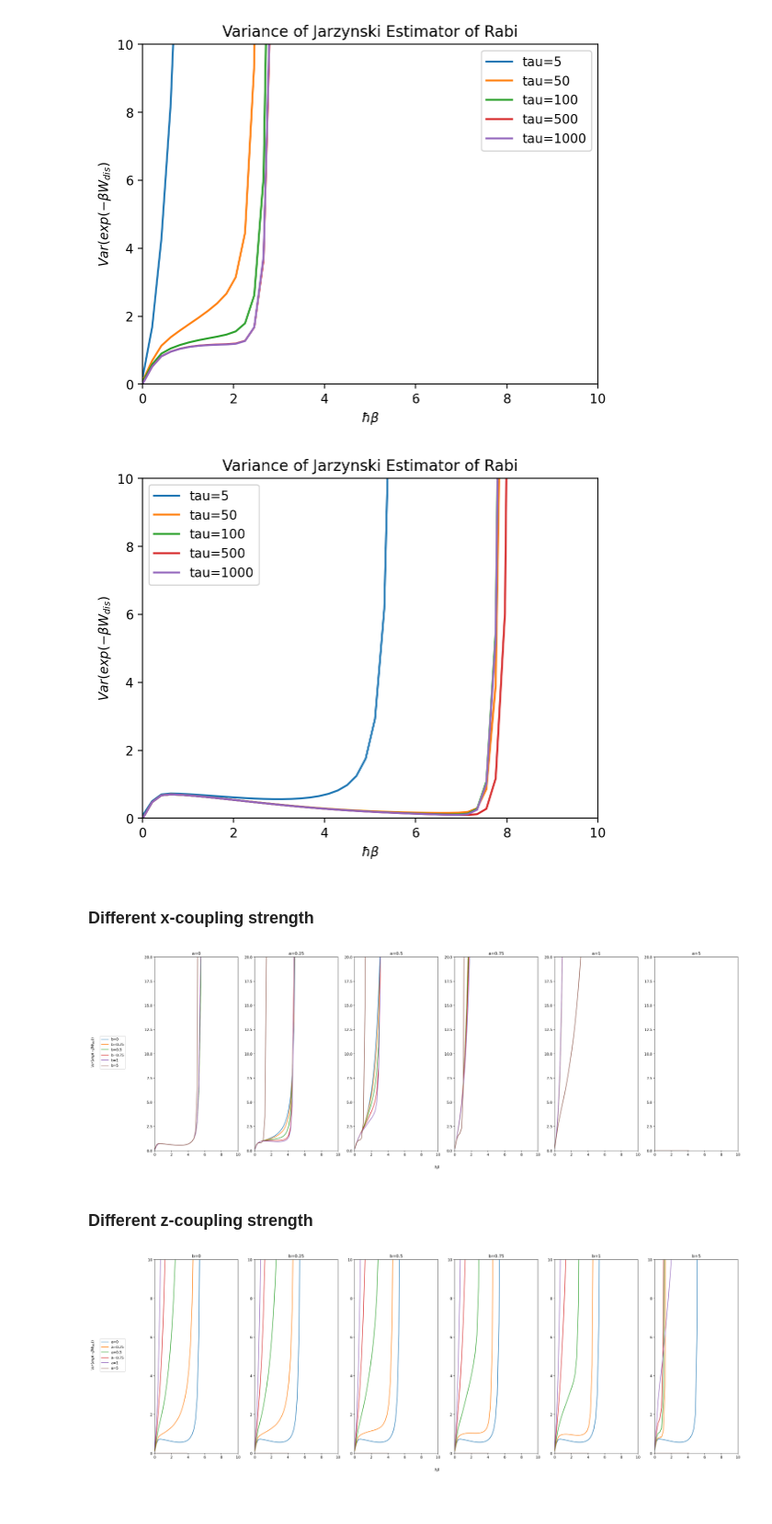
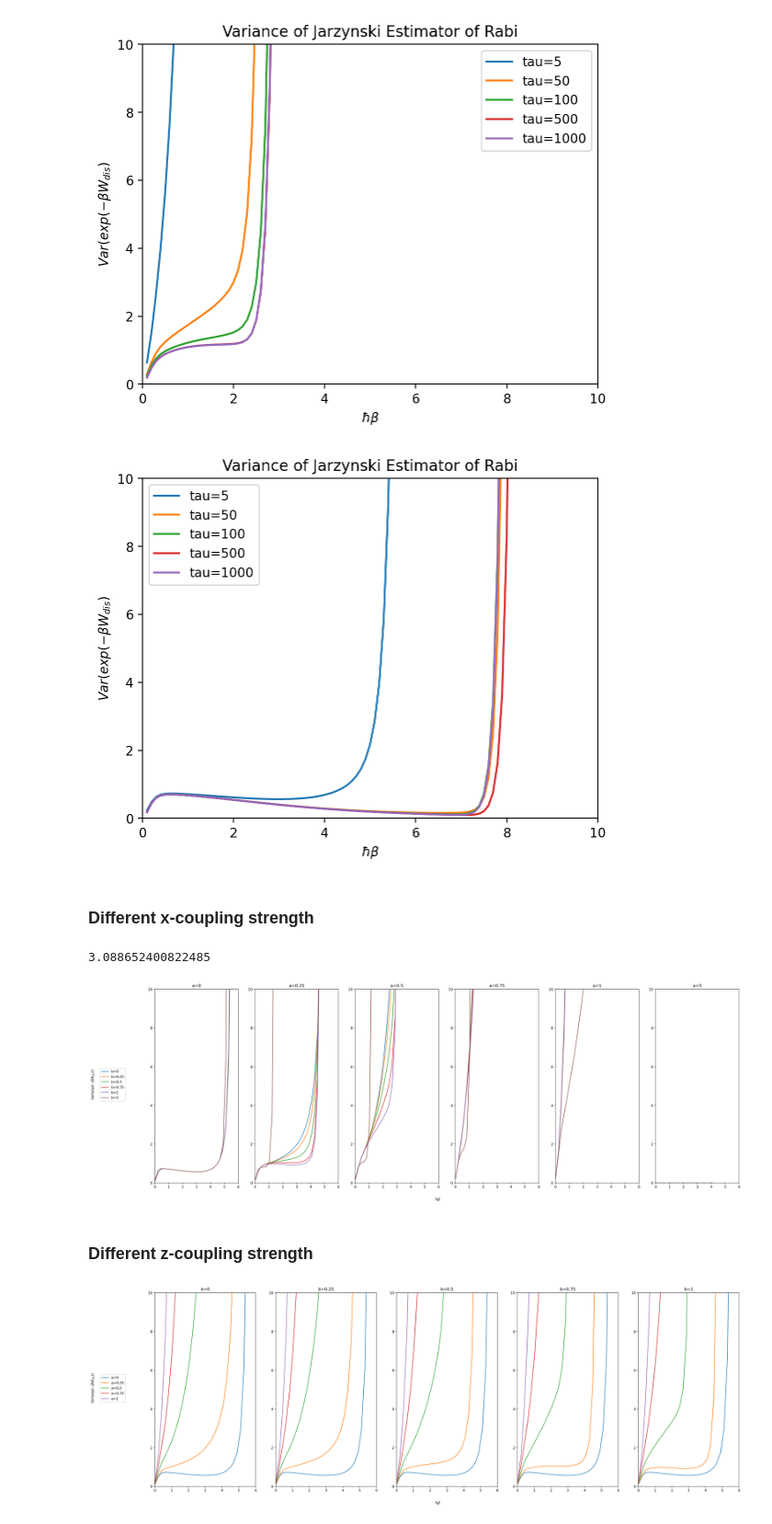
Before and after one commit to Shenlong-Yu/Divergence-in-the-Variance-of-Jarzynski-Estimator, a Jupyter notebook: Rabi/Variance calculation_Rabi.ipynb, the cells around one changed output. Shown at 92% size. Drawn from its saved outputs; the diff is of its cells as text; code cells hidden in the pictures; blank space fills up the shorter version.

```diff
--- a/Rabi/Variance calculation_Rabi.ipynb
+++ b/Rabi/Variance calculation_Rabi.ipynb
@@ -79,7 +79,7 @@ print(delta_F(1,1,6))
 ### Variance list for different $\hbar \beta$
 # %%
 # beta range from 0.3 to 8
-beta_range = np.linspace(0.01, 10, 50)
+beta_range = np.linspace(0.1, 10, 100)
 # %%
 def var_list(a,b,tau):
     var_list_0 = []
@@ -142,9 +142,13 @@ plt.xlim(0, 10)
 plt.legend()
 plt.show()
 # %% [output]
-[figure, old version]
+[figure, new version]
 # %% [markdown]
 ### Different x-coupling strength
+# %%
+print(var_list(0,5,5)[49])
+# %% [output]
+3.088652400822485
 # %%
 tau= 5
 a_s=[0,0.25,0.5,0.75,1,5]
@@ -158,8 +162,8 @@ for i, a in enumerate(a_s):
         else:
             axs[i].plot(beta_range, var_list_data)
         axs[i].set_title(f'a={a}')
-        axs[i].set_ylim(0, 20)
-        axs[i].set_xlim(0, 10)
+        axs[i].set_ylim(0, 10)
+        axs[i].set_xlim(0, 6)
 
 fig.text(0.5, 0.04, r'$\hbar \beta$', ha='center')
 fig.text(0.04, 0.5, r'$Var(exp(-\beta W_{dis}))$', va='center', rotation='vertical')
@@ -167,29 +171,29 @@ fig.legend(loc='center left', bbox_to_anchor=(0.05, 0.5))
 
 plt.show()
 # %% [output]
-[figure, old version]
+[figure, new version]
 # %% [markdown]
 ### Different z-coupling strength
 # %%
 tau= 5
-b_s=[0,0.25,0.5,0.75,1,5]
+b_s=[0,0.25,0.5,0.75,1]
 fig, axs = plt.subplots(nrows=1, ncols=len(b_s), figsize=(30, 10))
 
 for i, b in enumerate(b_s):
     for j, a in enumerate([0, 0.25, 0.5, 0.75, 1, 5]):
         var_list_data = var_list(a, b, tau)
         if i == 0:
             axs[i].plot(beta_range, var_list_data, label=f'a={a}')
         else:
             axs[i].plot(beta_range, var_list_data)
         axs[i].set_title(f'b={b}')
         axs[i].set_ylim(0, 10)
-        axs[i].set_xlim(0, 10)
+        axs[i].set_xlim(0, 6)
 
 fig.text(0.5, 0.04, r'$\hbar \beta$', ha='center')
 fig.text(0.04, 0.5, r'$Var(exp(-\beta W_{dis}))$', va='center', rotation='vertical')
 
 fig.legend(loc='center left', bbox_to_anchor=(0.05, 0.5))
 plt.show()
 # %% [output]
-[figure, old version]
+[figure, new version]
```
Also changed, not shown: 3 other files.
